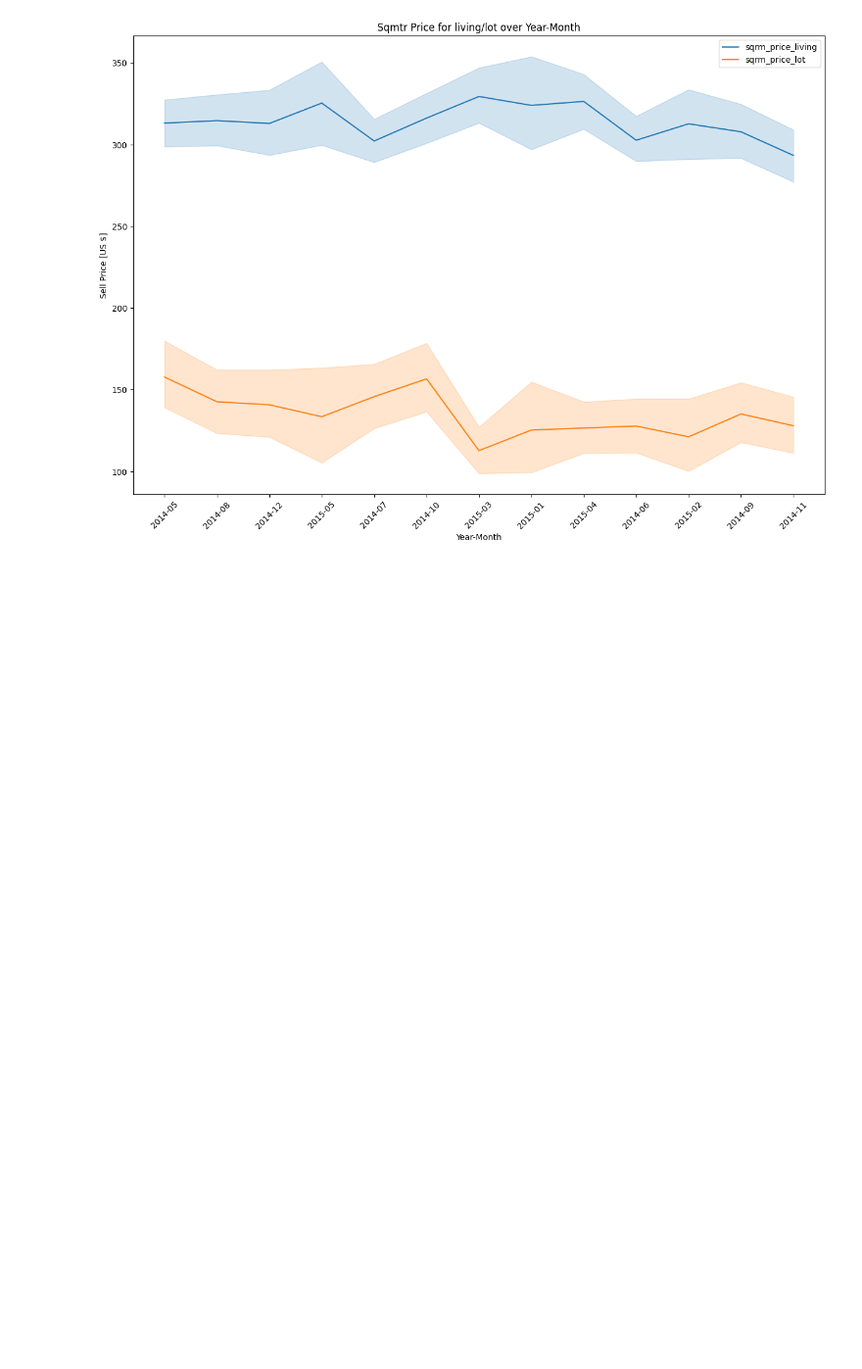
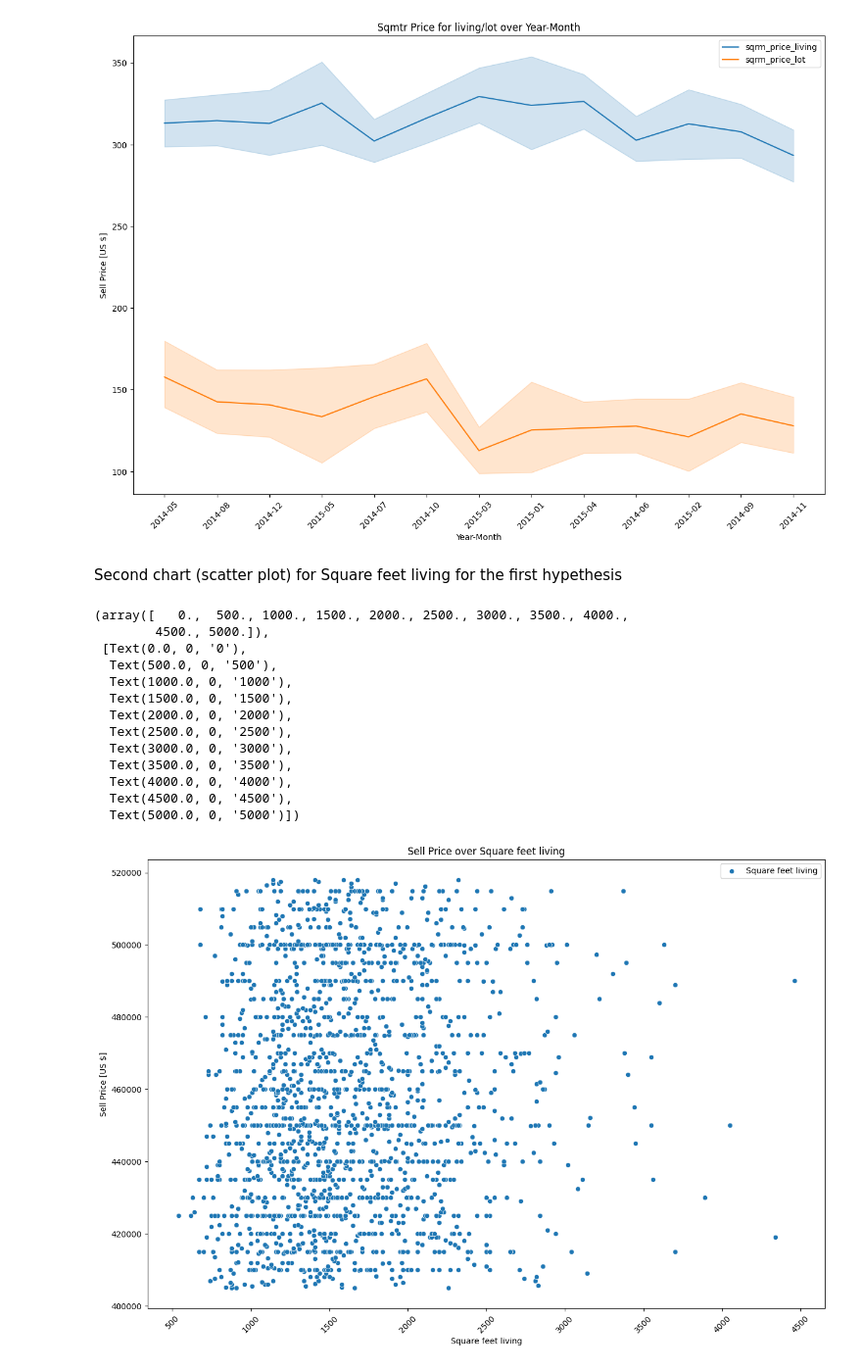
Before and after one commit to jale2025/ds-eda-project-template, a Jupyter notebook: result.ipynb, the cells around one changed output. Shown at 98% size. Cells and saved outputs as stored; diff of their text form; code cells hidden in the pictures; blank space fills up the shorter version.

Commit message:
add two scatter plots for the first hypothesis

```diff
--- a/result.ipynb
+++ b/result.ipynb
@@ -281,3 +281,27 @@ ax.legend()
 # %% [output]
 <matplotlib.legend.Legend at 0x...>
 [figure]
+# %% [markdown]
+Second chart (scatter plot) for Square feet living for the first hypethesis
+# %%
+fig, ax = plt.subplots(figsize=(15, 10))
+sns.scatterplot(data=df_40_to_60, x="sqft_living", y="sell_price", ax=ax, label="Square feet living")
+ax.set_title("Sell Price over Square feet living")
+ax.set_xlabel("Square feet living")
+ax.set_ylabel("Sell Price [US $]")
+plt.xticks(rotation=45)
+# %% [output]
+(array([   0.,  500., 1000., 1500., 2000., 2500., 3000., 3500., 4000.,
+        4500., 5000.]),
+ [Text(0.0, 0, '0'),
+  Text(500.0, 0, '500'),
+  Text(1000.0, 0, '1000'),
+  Text(1500.0, 0, '1500'),
+  Text(2000.0, 0, '2000'),
+  Text(2500.0, 0, '2500'),
+  Text(3000.0, 0, '3000'),
+  Text(3500.0, 0, '3500'),
+  Text(4000.0, 0, '4000'),
+  Text(4500.0, 0, '4500'),
+  Text(5000.0, 0, '5000')])
+[figure, added]
```
Also changed, not shown: parts of 2 cells of this notebook.
